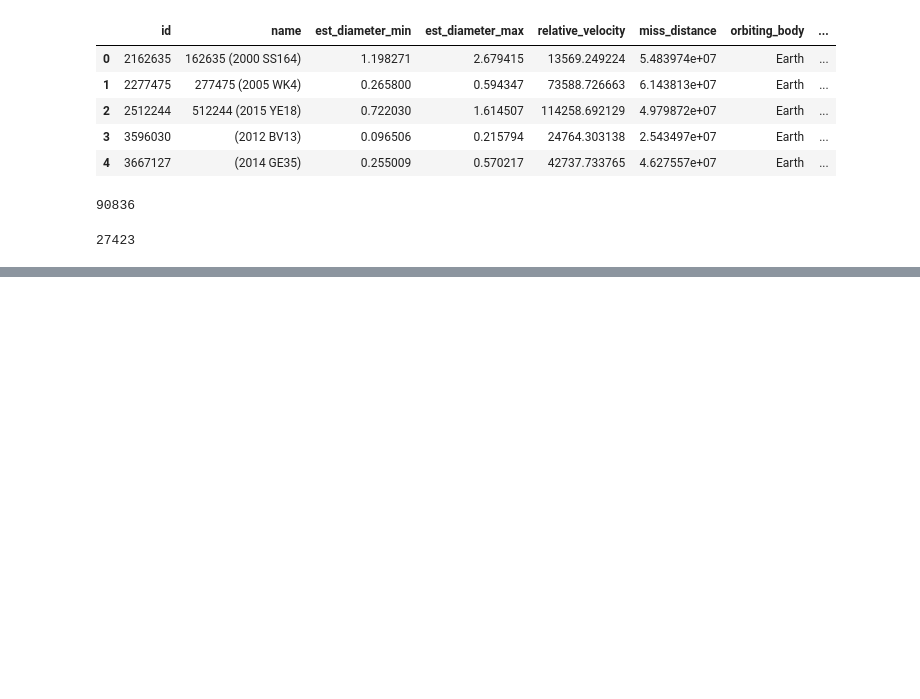
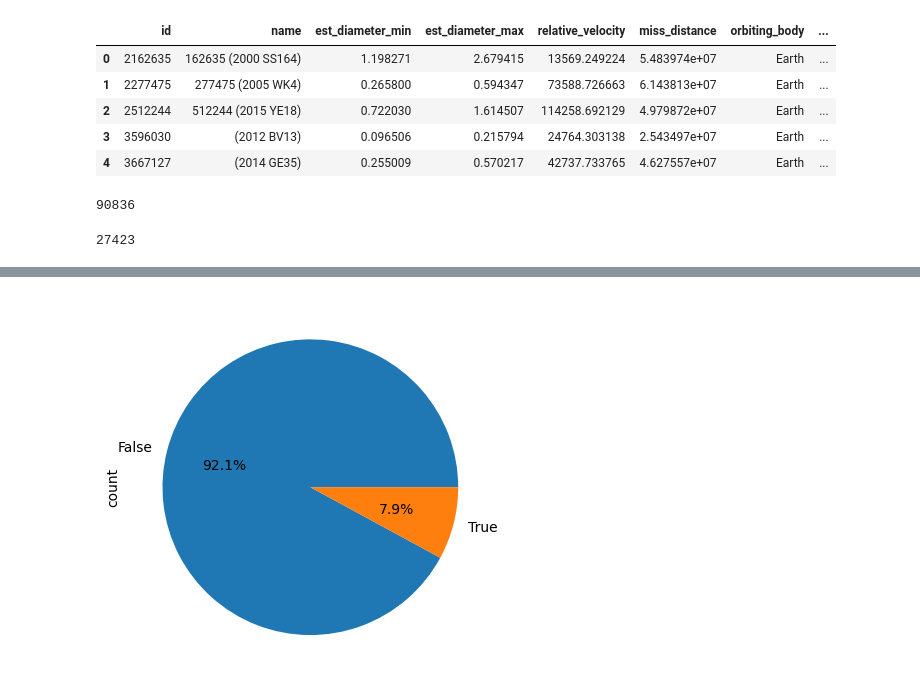
Before and after one commit to tamcu/Project-1-NASA, a Jupyter notebook: NASA_objects_draft.ipynb, the cells around one changed output, grey strips where cells are left out. Cells and saved outputs as stored; diff of their text form; code cells hidden in the pictures; blank space fills up the shorter version.

```diff
--- a/NASA_objects_draft.ipynb
+++ b/NASA_objects_draft.ipynb
@@ -40,0 +44,3 @@ x
+# %%
+unique_objects_df = pd.merge(unique_df, objects_data, how = 'inner', on = ['id', 'miss_distance'])
+unique_objects_df
@@ -40,0 +61,3 @@ x
+# %%
+unique_objects_df.drop(columns = ['orbiting_body', 'sentry_object'], inplace = True)
+unique_objects_df.to_csv("./unique_objects.csv", index_label="index")
@@ -40,0 +138,6 @@ x
+# %%
+hazardous = unique_objects_df['hazardous'].value_counts()
+hazardous.plot.pie(autopct = '%1.1f%%')
+plt.show()
+# %% [output]
+[figure, added]
```
Also changed, not shown: parts of 10 cells of this notebook.
